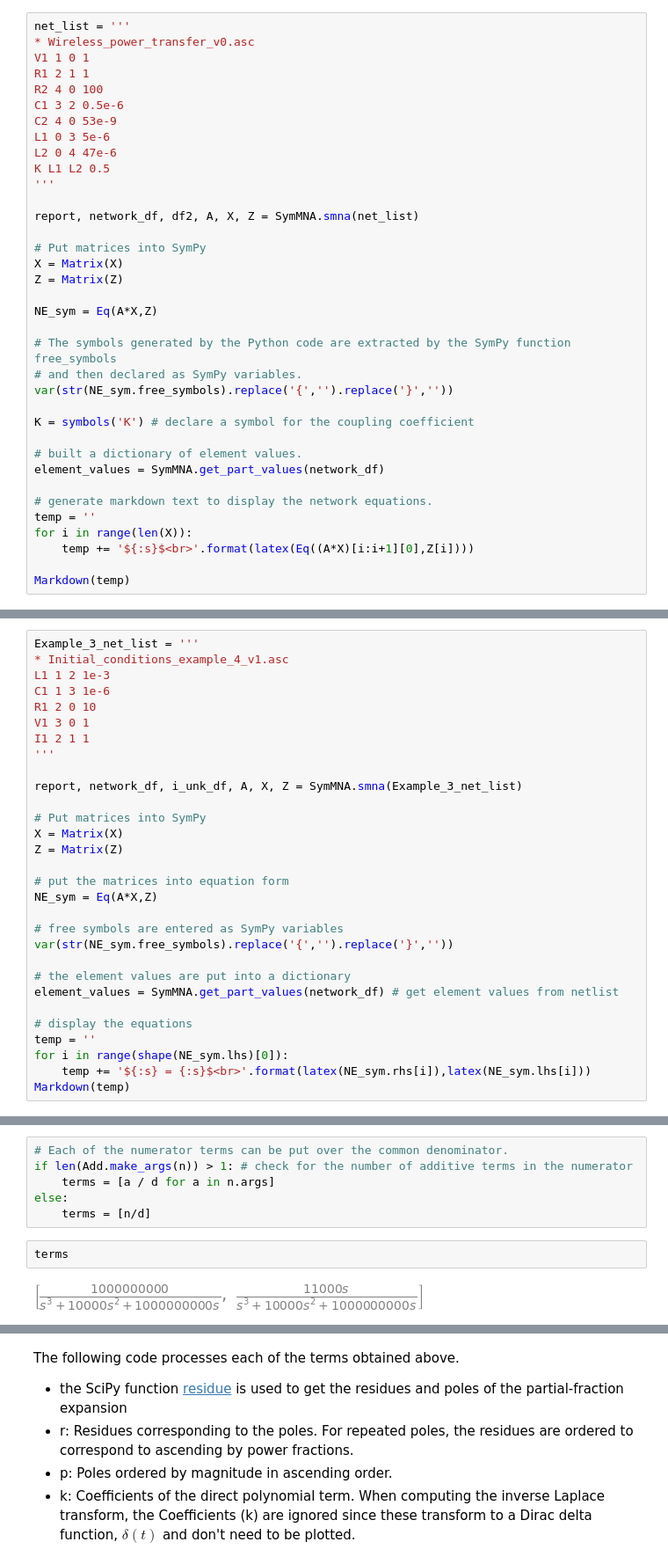
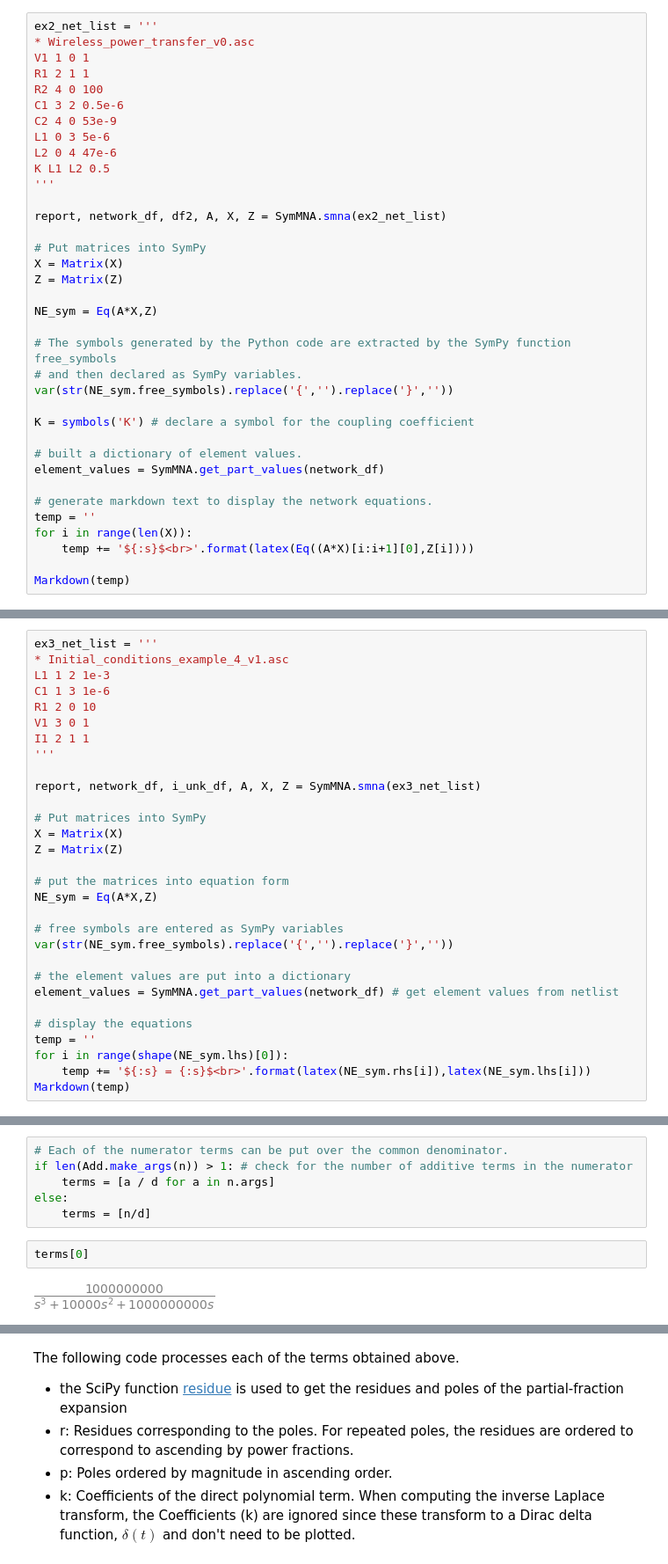
Before and after one commit to Tiburonboy/EE_jupyter_notebooks, a Jupyter notebook: Circuit_Analysis_with_Python/Circuit_analysis_w_python.ipynb, the cells around one changed output, grey strips where cells are left out. Shown at 88% size. Saved outputs shown, nothing was run; the diff lists cells and outputs as text.

```diff
--- a/Circuit_Analysis_with_Python/Circuit_analysis_w_python.ipynb
+++ b/Circuit_Analysis_with_Python/Circuit_analysis_w_python.ipynb
@@ -930,7 +799,7 @@ fr
 # %% [markdown]
 The netlist generated by LTSpice is pasted into the cell below and some edits were made to remove the inductor series resistance.
 # %%
-net_list = '''
+ex2_net_list = '''
 * Wireless_power_transfer_v0.asc
 V1 1 0 1
 R1 2 1 1
@@ -942,7 +811,7 @@ L2 0 4 47e-6
 K L1 L2 0.5
 '''
 
-report, network_df, df2, A, X, Z = SymMNA.smna(net_list)
+report, network_df, df2, A, X, Z = SymMNA.smna(ex2_net_list)
 
 # Put matrices into SymPy
 X = Matrix(X)
@@ -1113,7 +1016,7 @@ The circuit was drawn using LTSpice and the netlist was pasted into the code.
 # %% [markdown]
 The code below assembles the network equations from the MNA matrices and displays the equations.
 # %%
-Example_3_net_list = '''
+ex3_net_list = '''
 * Initial_conditions_example_4_v1.asc
 L1 1 2 1e-3
 C1 1 3 1e-6
@@ -1122,7 +1025,7 @@ V1 3 0 1
 I1 2 1 1
 '''
 
-report, network_df, i_unk_df, A, X, Z = SymMNA.smna(Example_3_net_list)
+report, network_df, i_unk_df, A, X, Z = SymMNA.smna(ex3_net_list)
 
 # Put matrices into SymPy
 X = Matrix(X)
@@ -1262,6 +1241,6 @@ if len(Add.make_args(n)) > 1: # check for the number of additive terms in the nu
 else:
     terms = [n/d]
 # %%
-terms
+terms[0]
 # %% [output]
-[figure, old version]
+[figure, new version]
```
Also changed, not shown: parts of 267 cells of this notebook, 10 other files.
